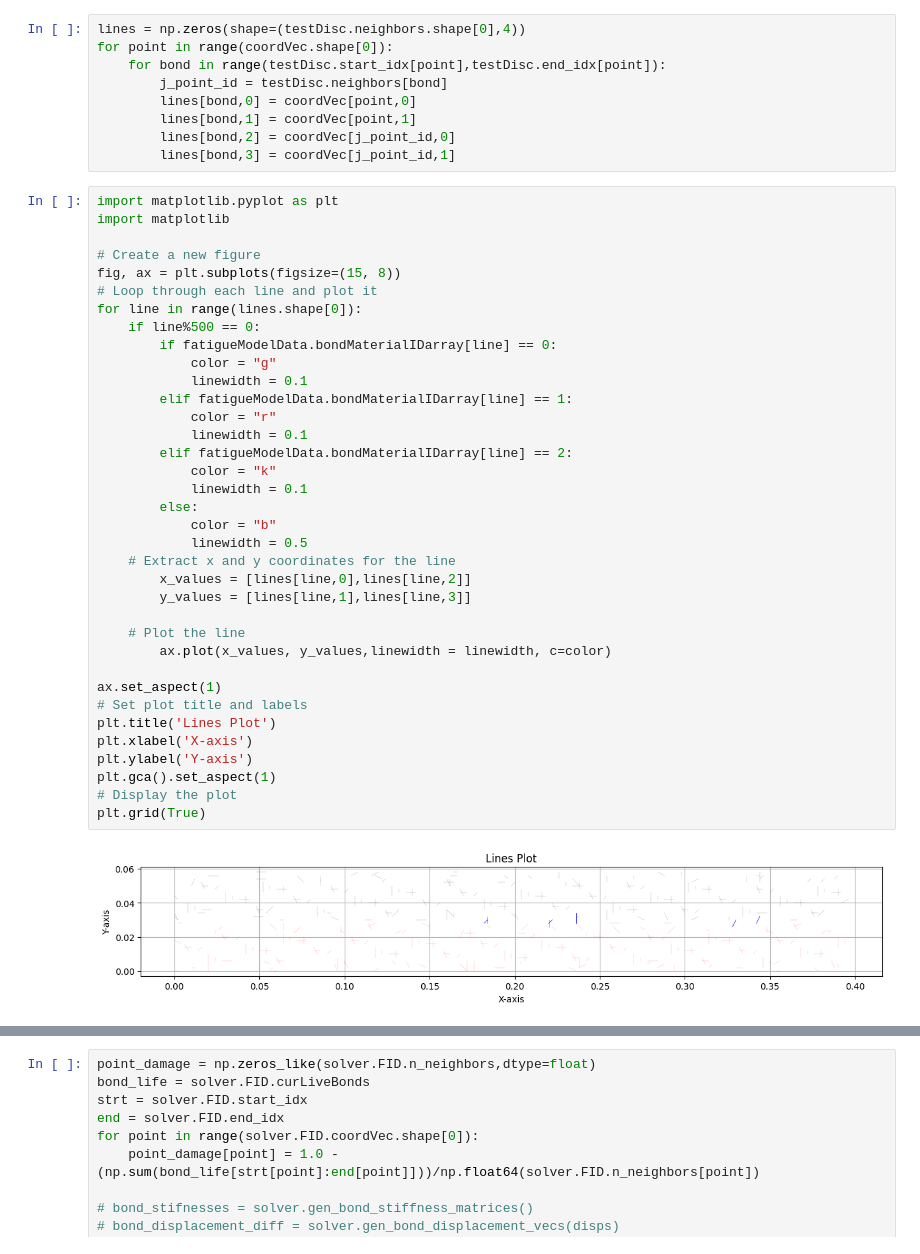
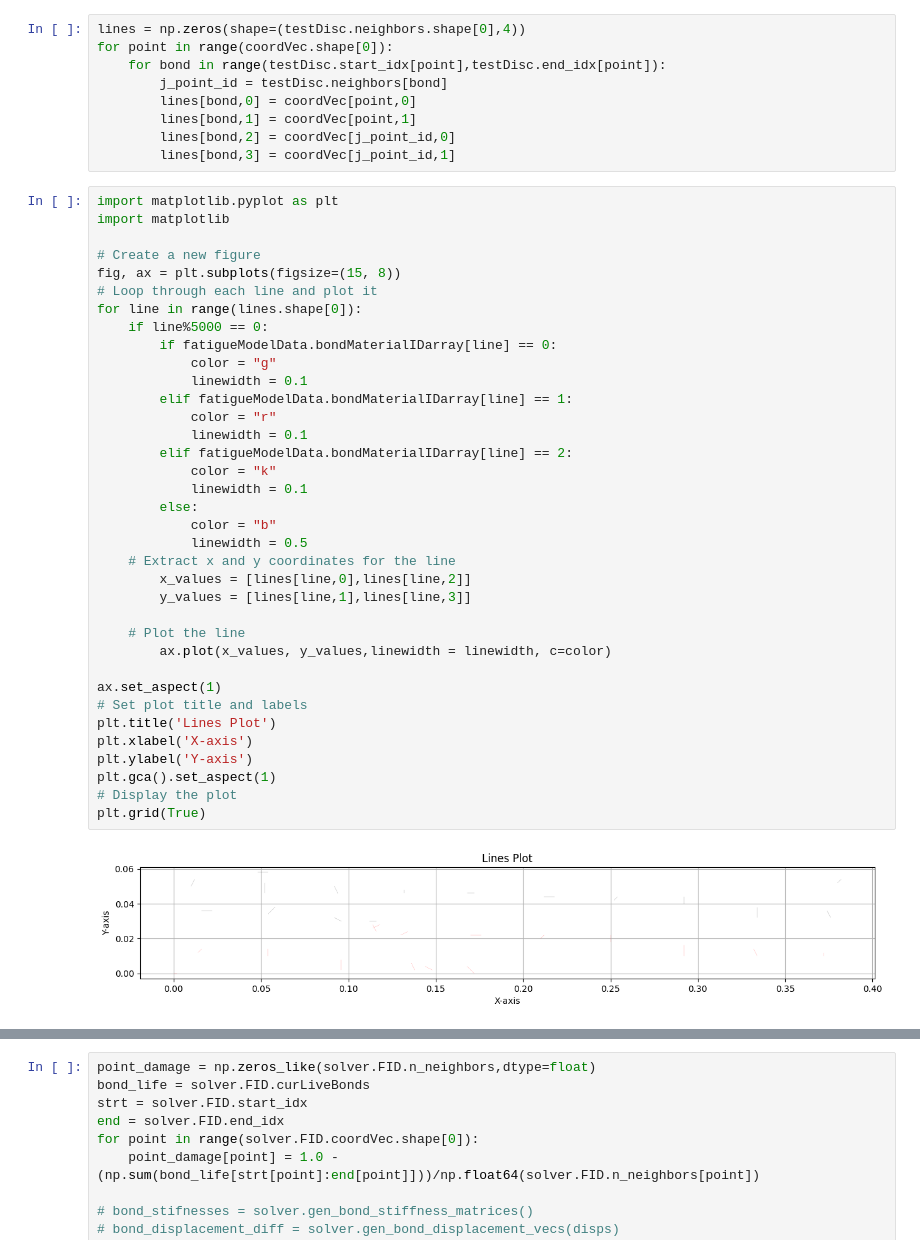
Before and after one commit to fjerenec/Verse2, a Jupyter notebook: notebooks/DCB-test.ipynb, the cells around one changed output, grey strips where cells are left out. Cells and saved outputs as stored; diff of their text form.

```diff
--- a/notebooks/DCB-test.ipynb
+++ b/notebooks/DCB-test.ipynb
@@ -220,36 +220,36 @@ import matplotlib
 fig, ax = plt.subplots(figsize=(15, 8))
 # Loop through each line and plot it
 for line in range(lines.shape[0]):
-    if line%500 == 0:
+    if line%5000 == 0:
         if fatigueModelData.bondMaterialIDarray[line] == 0:
             color = "g"
             linewidth = 0.1
         elif fatigueModelData.bondMaterialIDarray[line] == 1:
             color = "r"
             linewidth = 0.1
         elif fatigueModelData.bondMaterialIDarray[line] == 2:
             color = "k"
             linewidth = 0.1
         else:
             color = "b"
             linewidth = 0.5
     # Extract x and y coordinates for the line
         x_values = [lines[line,0],lines[line,2]]
         y_values = [lines[line,1],lines[line,3]]
 
     # Plot the line
         ax.plot(x_values, y_values,linewidth = linewidth, c=color)
 
 ax.set_aspect(1)
 # Set plot title and labels
 plt.title('Lines Plot')
 plt.xlabel('X-axis')
 plt.ylabel('Y-axis')
 plt.gca().set_aspect(1)
 # Display the plot
 plt.grid(True)
 # %% [output]
-[figure, old version]
+[figure, new version]
 # %%
 solver = PDFatigueSolver(numModel=model0)
 solver.FID.num_max_it = 30
```
Also changed, not shown: parts of 11 cells of this notebook, 2 other files.
